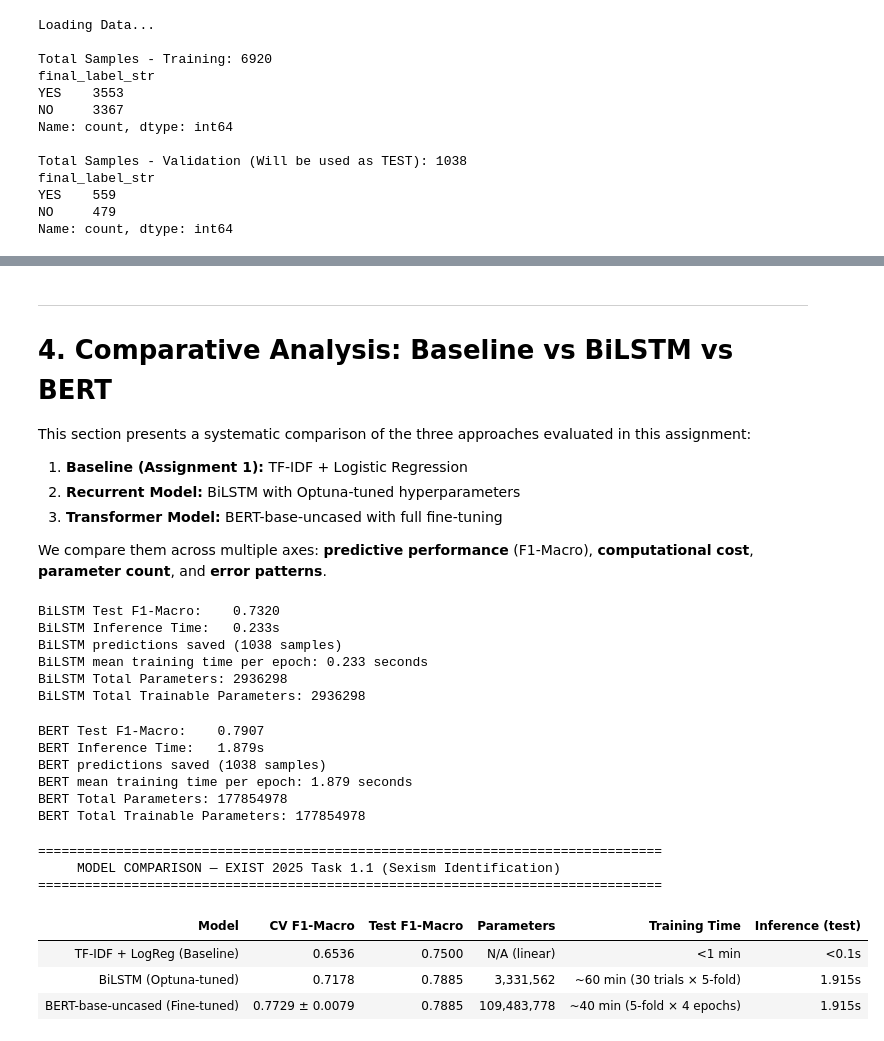
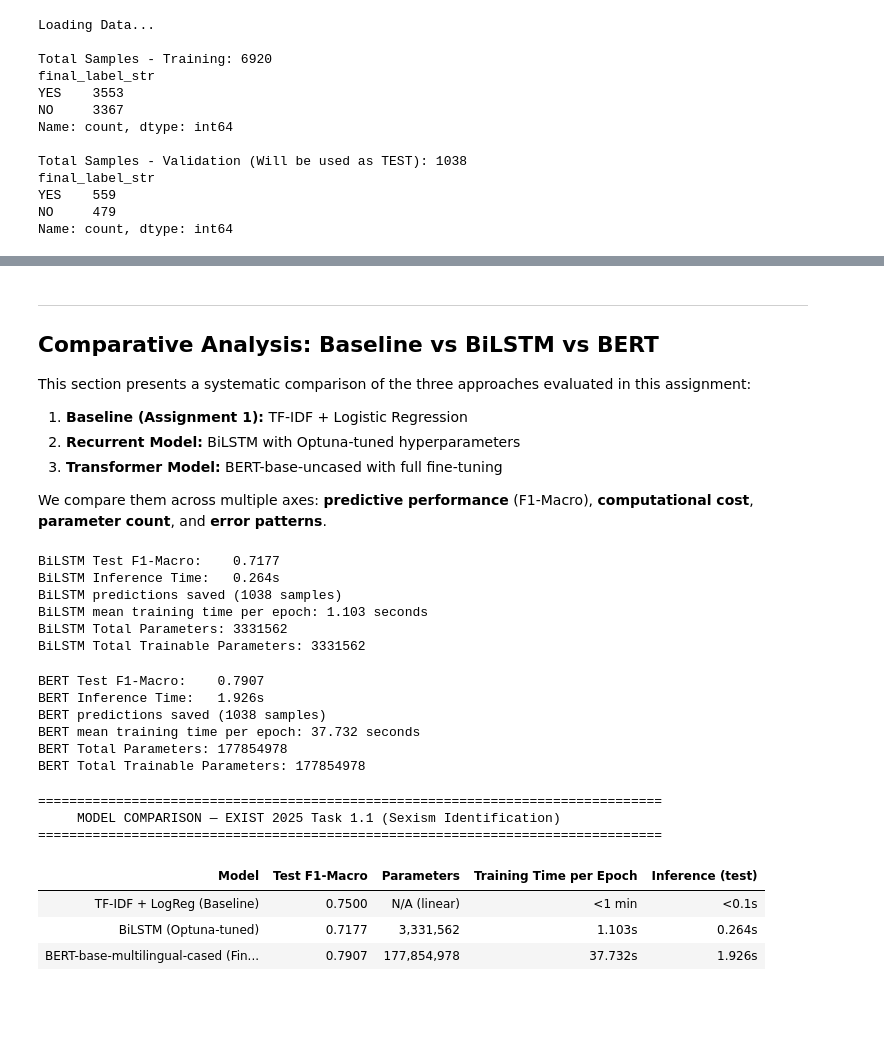
Before and after one commit to NeoLafuente/NLP, a Jupyter notebook: notebooks/Assignment_2.ipynb, the cells around one changed output, grey strips where cells are left out. Drawn from its saved outputs; the diff is of its cells as text; code cells hidden in the pictures; blank space fills up the shorter version.

```diff
--- a/notebooks/Assignment_2.ipynb
+++ b/notebooks/Assignment_2.ipynb
@@ -1302,7 +1306,7 @@ weighted avg       0.79      0.79      0.79      1038
 # %% [markdown]
 ---
 
-# 4. Comparative Analysis: Baseline vs BiLSTM vs BERT
+## Comparative Analysis: Baseline vs BiLSTM vs BERT
 
 This section presents a systematic comparison of the three approaches evaluated in this assignment:
 
@@ -1315,28 +1319,28 @@ We compare them across multiple axes: **predictive performance** (F1-Macro), **c
 print(f'BiLSTM Test F1-Macro:    {bilstm_test_f1:.4f}')
 print(f'BiLSTM Inference Time:   {bilstm_inf_time:.3f}s')
 print(f'BiLSTM predictions saved ({len(bilstm_test_preds)} samples)')
-print(f'BiLSTM mean training time per epoch: {bilstm_inf_time:.3f} seconds')
+print(f'BiLSTM mean training time per epoch: {bilstm_mean_epoch_time:.3f} seconds')
 print(f'BiLSTM Total Parameters: {bilstm_total_params}')
 print(f'BiLSTM Total Trainable Parameters: {bilstm_trainable_params}')
 # %% [output]
-BiLSTM Test F1-Macro:    0.7320
-BiLSTM Inference Time:   0.233s
+BiLSTM Test F1-Macro:    0.7177
+BiLSTM Inference Time:   0.264s
 BiLSTM predictions saved (1038 samples)
-BiLSTM mean training time per epoch: 0.233 seconds
-BiLSTM Total Parameters: 2936298
-BiLSTM Total Trainable Parameters: 2936298
+BiLSTM mean training time per epoch: 1.103 seconds
+BiLSTM Total Parameters: 3331562
+BiLSTM Total Trainable Parameters: 3331562
 # %%
 print(f'BERT Test F1-Macro:    {bert_test_f1_saved:.4f}')
 print(f'BERT Inference Time:   {bert_inf_time:.3f}s')
 print(f'BERT predictions saved ({len(bert_test_preds)} samples)')
-print(f'BERT mean training time per epoch: {bert_inf_time:.3f} seconds')
+print(f'BERT mean training time per epoch: {bert_mean_epoch_time:.3f} seconds')
 print(f'BERT Total Parameters: {bert_total_params}')
 print(f'BERT Total Trainable Parameters: {bert_trainable_params}')
 # %% [output]
 BERT Test F1-Macro:    0.7907
-BERT Inference Time:   1.879s
+BERT Inference Time:   1.926s
 BERT predictions saved (1038 samples)
-BERT mean training time per epoch: 1.879 seconds
+BERT mean training time per epoch: 37.732 seconds
 BERT Total Parameters: 177854978
 BERT Total Trainable Parameters: 177854978
 # %%
@@ -1351,25 +1355,11 @@ from sklearn.metrics import (f1_score, classification_report,
 # ──────────────────────────────────────────────────────────────────
 #  Baseline values (from Assignment 1)
 # ──────────────────────────────────────────────────────────────────
-baseline_cv_f1       = 0.6536
-baseline_test_f1     = 0.75
-baseline_test_acc    = 0.75
-baseline_params      = 'N/A (linear)'
-baseline_train_time  = '<1 min'
-baseline_inf_time    = '<0.1s'
-
-# ──────────────────────────────────────────────────────────────────
-#  BiLSTM values (from Optuna + final training)
-# ──────────────────────────────────────────────────────────────────
-bilstm_cv_f1_val  = study.best_trial.value
-bilstm_n_params   = sum(p.numel() for p in final_model.parameters())
-
-# ──────────────────────────────────────────────────────────────────
-#  BERT values (from 5-fold CV + test)
-# ──────────────────────────────────────────────────────────────────
-bert_cv_f1_val  = np.mean(bert_fold_metrics)
-bert_cv_std     = np.std(bert_fold_metrics)
-bert_n_params   = sum(p.numel() for p in final_bert.parameters())
+baseline_test_f1 = 0.75
+baseline_test_acc = 0.75
+baseline_params = 'N/A (linear)'
+baseline_train_time = '<1 min'
+baseline_inf_time = '<0.1s'
 
 # ──────────────────────────────────────────────────────────────────
 #  Build comparison DataFrame
@@ -1377,48 +1367,43 @@ bert_n_params   = sum(p.numel() for p in final_bert.parameters())
 comparison = pd.DataFrame({
     'Model': [
         'TF-IDF + LogReg (Baseline)',
         'BiLSTM (Optuna-tuned)',
-        'BERT-base-uncased (Fine-tuned)'
-    ],
-    'CV F1-Macro': [
-        f'{baseline_cv_f1:.4f}',
-        f'{bilstm_cv_f1_val:.4f}',
-        f'{bert_cv_f1_val:.4f} ± {bert_cv_std:.4f}'
+        'BERT-base-multilingual-cased (Fine-tuned)'
     ],
     'Test F1-Macro': [
         f'{baseline_test_f1:.4f}',
         f'{bilstm_test_f1:.4f}',
         f'{bert_test_f1_saved:.4f}'
     ],
     'Parameters': [
         baseline_params,
-        f'{bilstm_n_params:,}',
-        f'{bert_n_params:,}'
+        f'{bilstm_total_params:,}',
+        f'{bert_total_params:,}'
     ],
-    'Training Time': [
+    'Training Time per Epoch': [
         baseline_train_time,
-        '~60 min (30 trials × 5-fold)',
-        f'~{len(bert_fold_metrics)*4*2:.0f} min (5-fold × 4 epochs)'
+        f'{bilstm_mean_epoch_time:.3f}s',
+        f'{bert_mean_epoch_time:.3f}s'
     ],
     'Inference (test)': [
         baseline_inf_time,
         f'{bilstm_inf_time:.3f}s',
         f'{bert_inf_time:.3f}s'
     ],
 })
 
 print('=' * 80)
 print('     MODEL COMPARISON — EXIST 2025 Task 1.1 (Sexism Identification)')
 print('=' * 80)
 display(comparison.style.set_properties(**{'text-align': 'center'}).hide(axis='index'))
 # %% [output]
 ================================================================================
      MODEL COMPARISON — EXIST 2025 Task 1.1 (Sexism Identification)
 ================================================================================
-| Model | CV F1-Macro | Test F1-Macro | Parameters | Training Time | Inference (test) |
-| TF-IDF + LogReg (Baseline) | 0.6536 | 0.7500 | N/A (linear) | <1 min | <0.1s |
-| BiLSTM (Optuna-tuned) | 0.7178 | 0.7885 | 3,331,562 | ~60 min (30 trials × 5-fold) | 1.915s |
-| BERT-base-uncased (Fine-tuned) | 0.7729 ± 0.0079 | 0.7885 | 109,483,778 | ~40 min (5-fold × 4 epochs) | 1.915s |
+| Model | Test F1-Macro | Parameters | Training Time per Epoch | Inference (test) |
+| TF-IDF + LogReg (Baseline) | 0.7500 | N/A (linear) | <1 min | <0.1s |
+| BiLSTM (Optuna-tuned) | 0.7177 | 3,331,562 | 1.103s | 0.264s |
+| BERT-base-multilingual-cased (Fin... | 0.7907 | 177,854,978 | 37.732s | 1.926s |
 # %%
 # ──────────────────────────────────────────────────────────────────
 #  Visualization 1: Grouped bar chart — CV F1 vs Test F1
```
Also changed, not shown: parts of 30 cells of this notebook, 6 other files.
